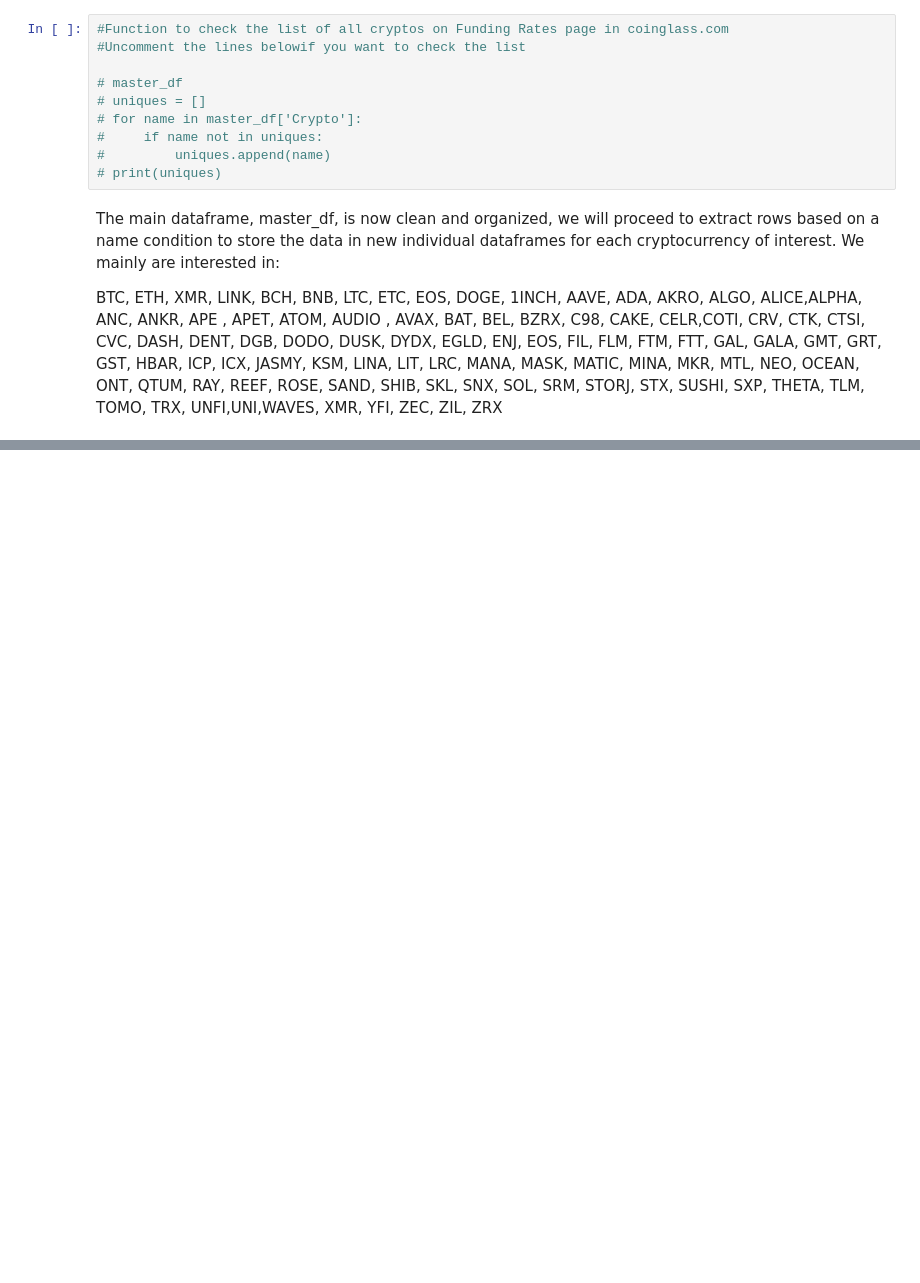
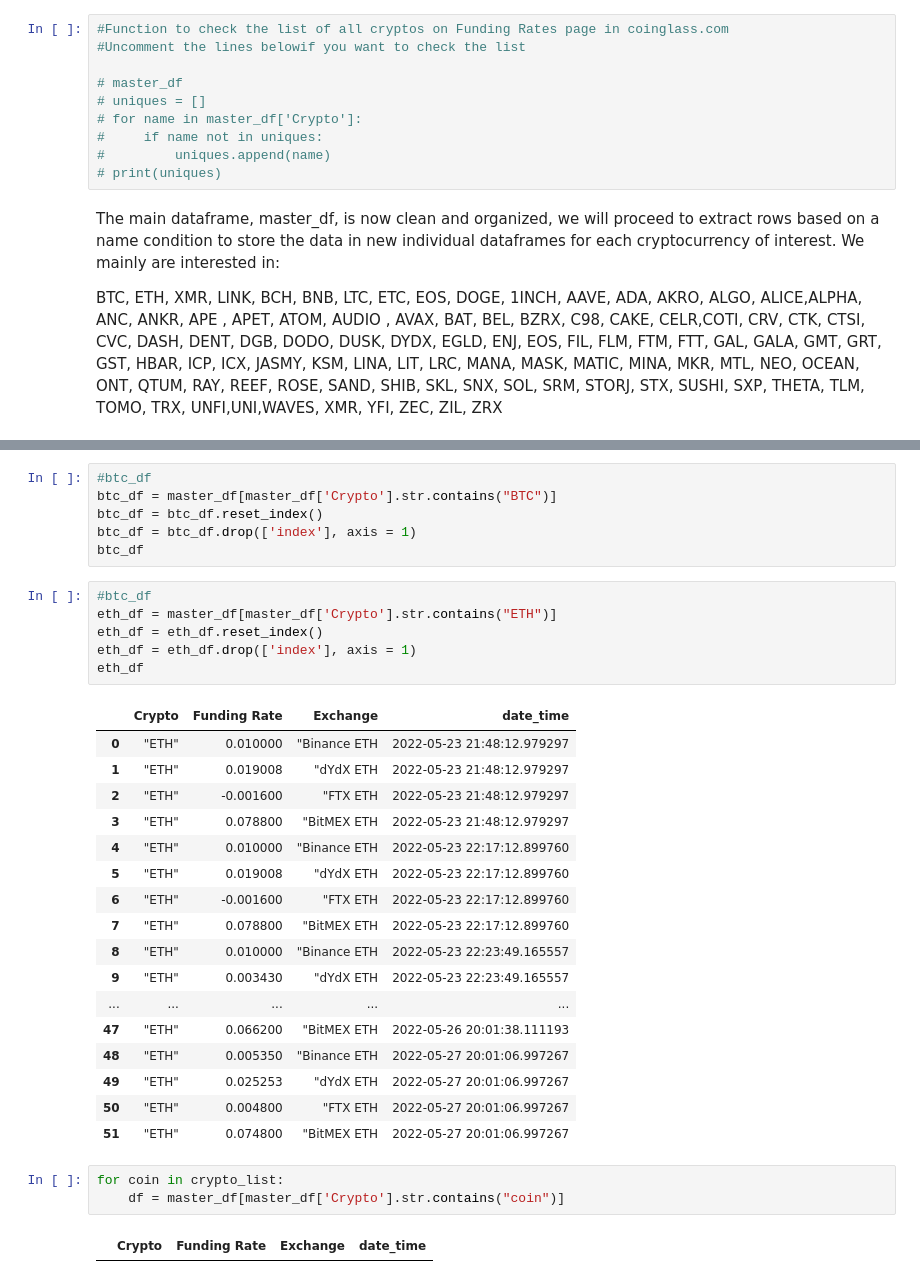
Before and after one commit to HoussamZak/CoinGlass_Derivatives_Data_Scraping-Analysis, a Jupyter notebook: 2-Cleaning_Stacking_Dataframes.ipynb, the cells around one changed output, grey strips where cells are left out. Saved outputs shown, nothing was run; the diff lists cells and outputs as text; blank space fills up the shorter version.

```diff
--- a/2-Cleaning_Stacking_Dataframes.ipynb
+++ b/2-Cleaning_Stacking_Dataframes.ipynb
@@ -135,0 +130,35 @@ btc_df
+# %%
+#btc_df
+btc_df = master_df[master_df['Crypto'].str.contains("BTC")]
+btc_df = btc_df.reset_index()
+btc_df = btc_df.drop(['index'], axis = 1)
+btc_df
+# %%
+#btc_df
+eth_df = master_df[master_df['Crypto'].str.contains("ETH")]
+eth_df = eth_df.reset_index()
+eth_df = eth_df.drop(['index'], axis = 1)
+eth_df
+# %% [output]
+|  | Crypto | Funding Rate | Exchange | date_time |
+| 0 | "ETH" | 0.010000 | "Binance ETH | 2022-05-23 21:48:12.979297 |
+| 1 | "ETH" | 0.019008 | "dYdX ETH | 2022-05-23 21:48:12.979297 |
+| 2 | "ETH" | -0.001600 | "FTX ETH | 2022-05-23 21:48:12.979297 |
+| 3 | "ETH" | 0.078800 | "BitMEX ETH | 2022-05-23 21:48:12.979297 |
+| 4 | "ETH" | 0.010000 | "Binance ETH | 2022-05-23 22:17:12.899760 |
+| 5 | "ETH" | 0.019008 | "dYdX ETH | 2022-05-23 22:17:12.899760 |
+| 6 | "ETH" | -0.001600 | "FTX ETH | 2022-05-23 22:17:12.899760 |
+| 7 | "ETH" | 0.078800 | "BitMEX ETH | 2022-05-23 22:17:12.899760 |
+| 8 | "ETH" | 0.010000 | "Binance ETH | 2022-05-23 22:23:49.165557 |
+| 9 | "ETH" | 0.003430 | "dYdX ETH | 2022-05-23 22:23:49.165557 |
+| ... | ... | ... | ... | ... |
+| 47 | "ETH" | 0.066200 | "BitMEX ETH | 2022-05-26 20:01:38.111193 |
+| 48 | "ETH" | 0.005350 | "Binance ETH | 2022-05-27 20:01:06.997267 |
+| 49 | "ETH" | 0.025253 | "dYdX ETH | 2022-05-27 20:01:06.997267 |
+| 50 | "ETH" | 0.004800 | "FTX ETH | 2022-05-27 20:01:06.997267 |
+| 51 | "ETH" | 0.074800 | "BitMEX ETH | 2022-05-27 20:01:06.997267 |
+# %%
+for coin in crypto_list:
+    df = master_df[master_df['Crypto'].str.contains("coin")]
+# %% [output]
+|  | Crypto | Funding Rate | Exchange | date_time |
```
Also changed, not shown: parts of 2 cells of this notebook.
